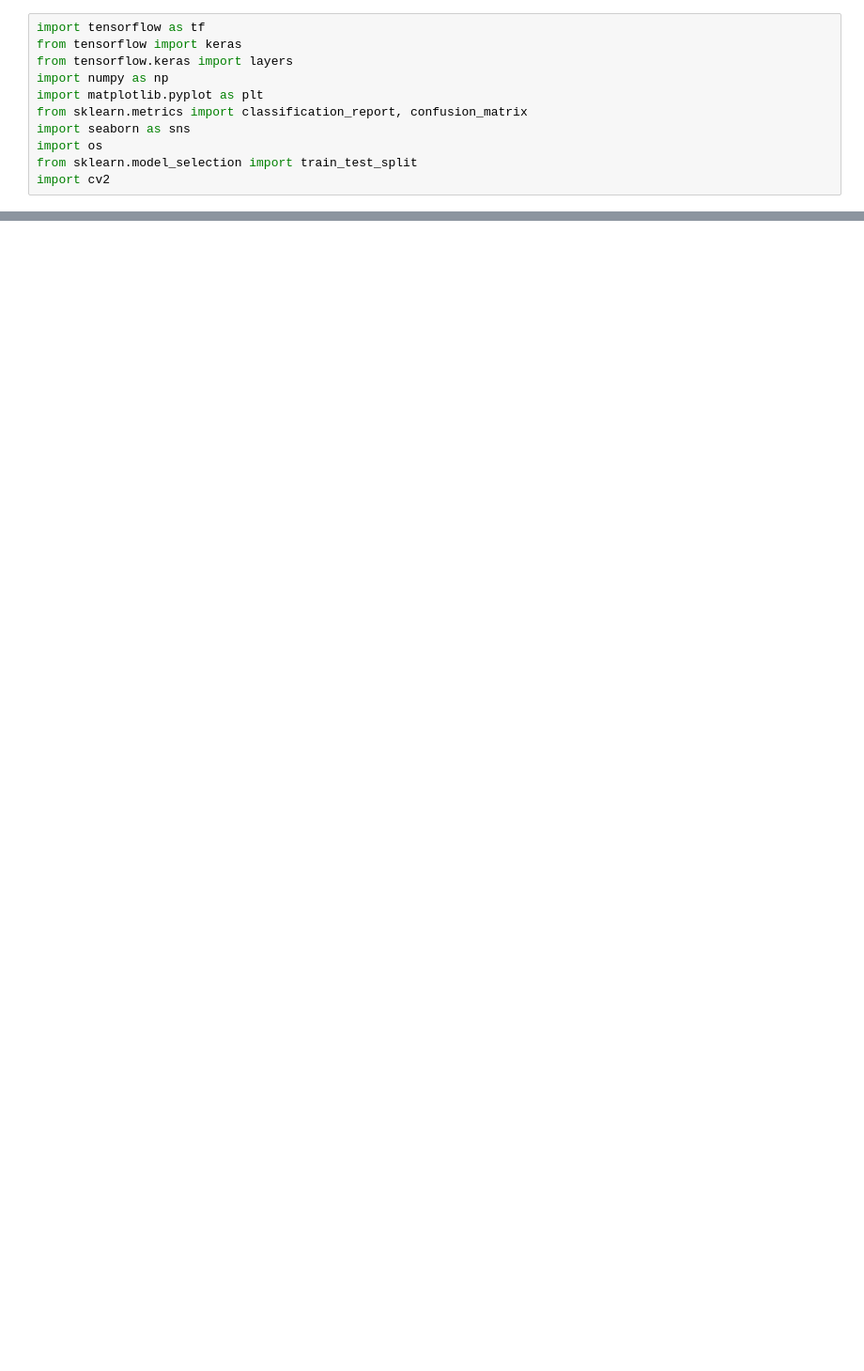
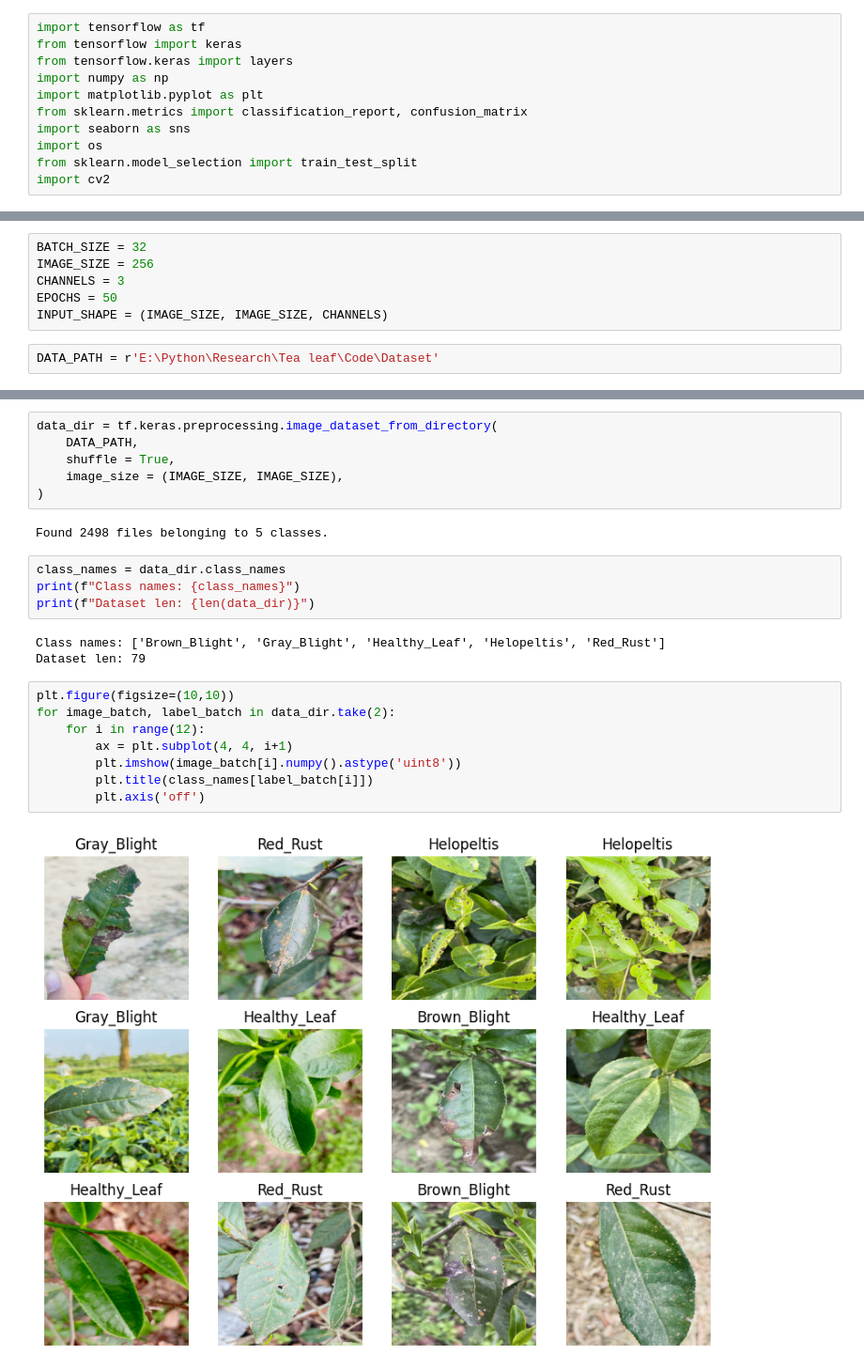
Before and after one commit to rayhankhan2192/Tea_Leaf_Disease_Model, a Jupyter notebook: Model/CNN.ipynb, the cells around one changed output, grey strips where cells are left out. Shown at 94% size. Saved outputs shown, nothing was run; the diff lists cells and outputs as text; blank space fills up the shorter version.

Commit message:
Load all data and varified data is loaded

```diff
--- a/Model/CNN.ipynb
+++ b/Model/CNN.ipynb
@@ -11,0 +19,8 @@ import cv2
+# %%
+BATCH_SIZE = 32
+IMAGE_SIZE = 256
+CHANNELS = 3
+EPOCHS = 50
+INPUT_SHAPE = (IMAGE_SIZE, IMAGE_SIZE, CHANNELS)
+# %%
+DATA_PATH = r'E:\Python\Research\Tea leaf\Code\Dataset'
@@ -11,0 +31,25 @@ import cv2
+# %%
+data_dir = tf.keras.preprocessing.image_dataset_from_directory(
+    DATA_PATH,
+    shuffle = True,
+    image_size = (IMAGE_SIZE, IMAGE_SIZE),
+)
+# %% [output]
+Found 2498 files belonging to 5 classes.
+# %%
+class_names = data_dir.class_names
+print(f"Class names: {class_names}")
+print(f"Dataset len: {len(data_dir)}")
+# %% [output]
+Class names: ['Brown_Blight', 'Gray_Blight', 'Healthy_Leaf', 'Helopeltis', 'Red_Rust']
+Dataset len: 79
+# %%
+plt.figure(figsize=(10,10))
+for image_batch, label_batch in data_dir.take(2):
+    for i in range(12):
+        ax = plt.subplot(4, 4, i+1)
+        plt.imshow(image_batch[i].numpy().astype('uint8'))
+        plt.title(class_names[label_batch[i]])
+        plt.axis('off')
+# %% [output]
+[figure, added]
```
Also changed, not shown: parts of 2 cells of this notebook.
